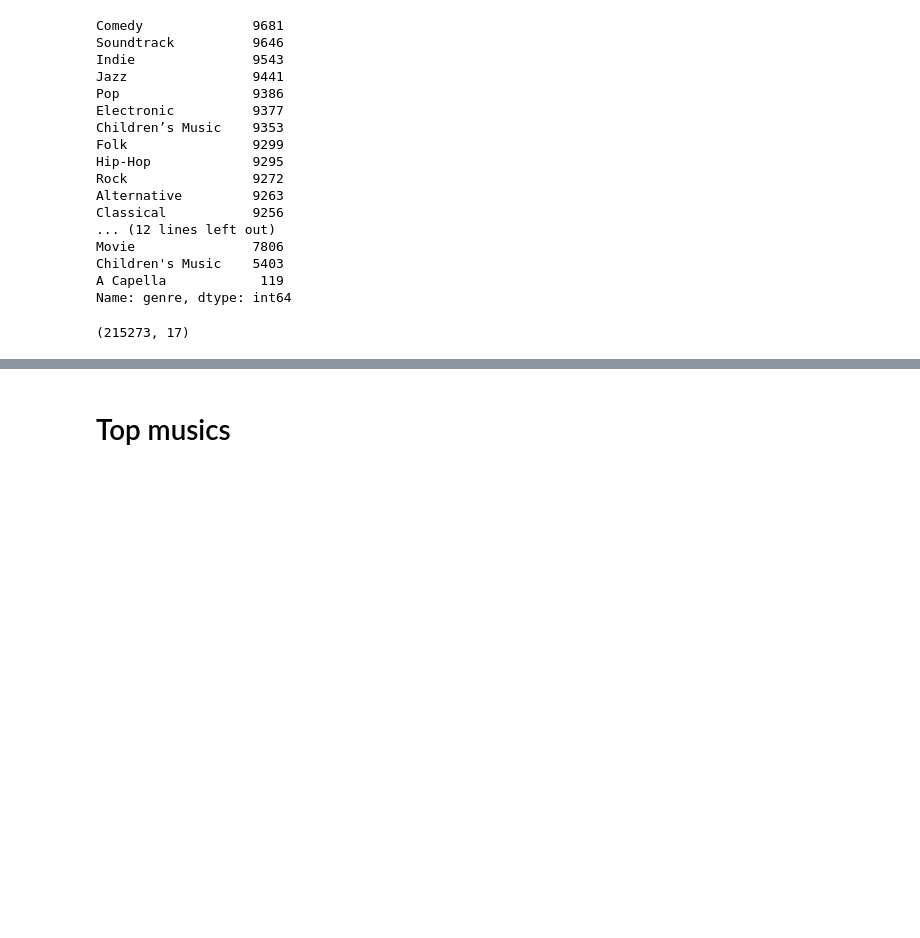
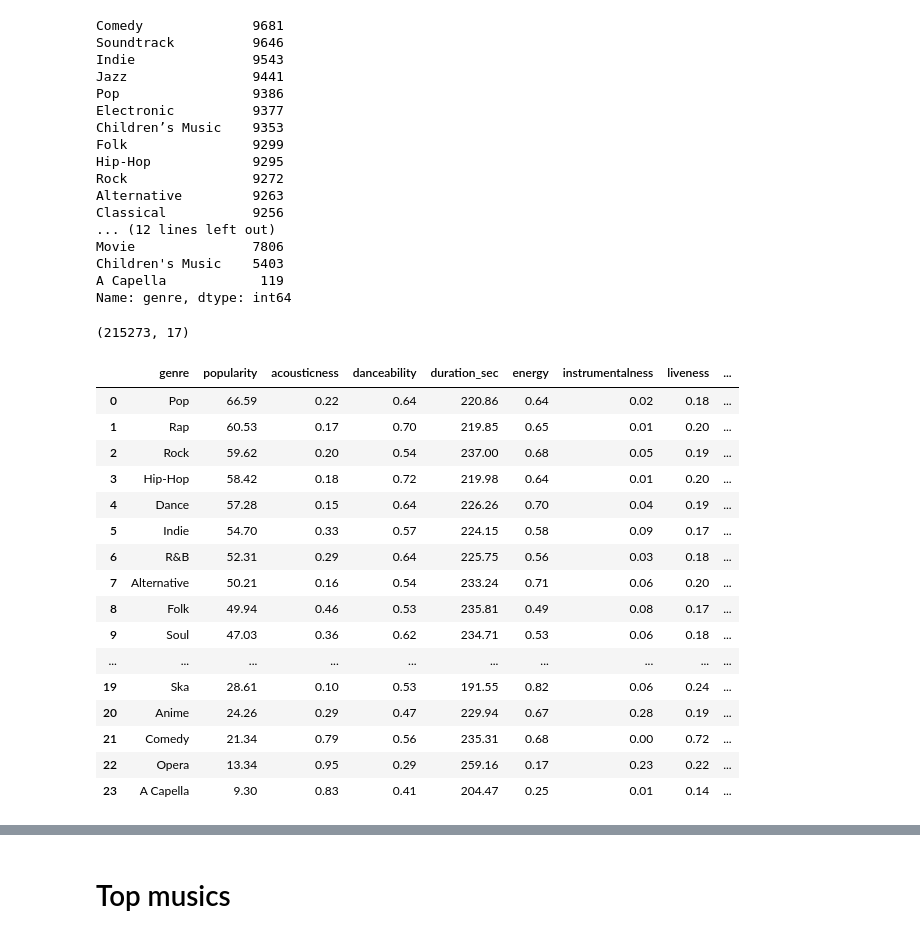
Before and after one commit to GuillaumeArp/Hackathon_Wild_1, a Jupyter notebook: Alex/EDA_Alex_.ipynb, the cells around one changed output, grey strips where cells are left out. Cells and saved outputs as stored; diff of their text form; code cells hidden in the pictures; blank space fills up the shorter version.

```diff
--- a/Alex/EDA_Alex_.ipynb
+++ b/Alex/EDA_Alex_.ipynb
@@ -63,0 +65,22 @@ df['genre'].replace("Children's Music", "Children’s Music", inplace = True)
+# %%
+popularity_genre = round(df.groupby(by=['genre']).mean('popularity'),2).sort_values(['popularity'], ascending=False).reset_index()
+
+popularity_genre
+# %% [output]
+|  | genre | popularity | acousticness | danceability | duration_sec | energy | instrumentalness | liveness | ... |
+| 0 | Pop | 66.59 | 0.22 | 0.64 | 220.86 | 0.64 | 0.02 | 0.18 | ... |
+| 1 | Rap | 60.53 | 0.17 | 0.70 | 219.85 | 0.65 | 0.01 | 0.20 | ... |
+| 2 | Rock | 59.62 | 0.20 | 0.54 | 237.00 | 0.68 | 0.05 | 0.19 | ... |
+| 3 | Hip-Hop | 58.42 | 0.18 | 0.72 | 219.98 | 0.64 | 0.01 | 0.20 | ... |
+| 4 | Dance | 57.28 | 0.15 | 0.64 | 226.26 | 0.70 | 0.04 | 0.19 | ... |
+| 5 | Indie | 54.70 | 0.33 | 0.57 | 224.15 | 0.58 | 0.09 | 0.17 | ... |
+| 6 | R&B | 52.31 | 0.29 | 0.64 | 225.75 | 0.56 | 0.03 | 0.18 | ... |
+| 7 | Alternative | 50.21 | 0.16 | 0.54 | 233.24 | 0.71 | 0.06 | 0.20 | ... |
+| 8 | Folk | 49.94 | 0.46 | 0.53 | 235.81 | 0.49 | 0.08 | 0.17 | ... |
+| 9 | Soul | 47.03 | 0.36 | 0.62 | 234.71 | 0.53 | 0.06 | 0.18 | ... |
+| ... | ... | ... | ... | ... | ... | ... | ... | ... | ... |
+| 19 | Ska | 28.61 | 0.10 | 0.53 | 191.55 | 0.82 | 0.06 | 0.24 | ... |
+| 20 | Anime | 24.26 | 0.29 | 0.47 | 229.94 | 0.67 | 0.28 | 0.19 | ... |
+| 21 | Comedy | 21.34 | 0.79 | 0.56 | 235.31 | 0.68 | 0.00 | 0.72 | ... |
+| 22 | Opera | 13.34 | 0.95 | 0.29 | 259.16 | 0.17 | 0.23 | 0.22 | ... |
+| 23 | A Capella | 9.30 | 0.83 | 0.41 | 204.47 | 0.25 | 0.01 | 0.14 | ... |
```
Also changed, not shown: parts of 7 cells of this notebook, 2 other files.
